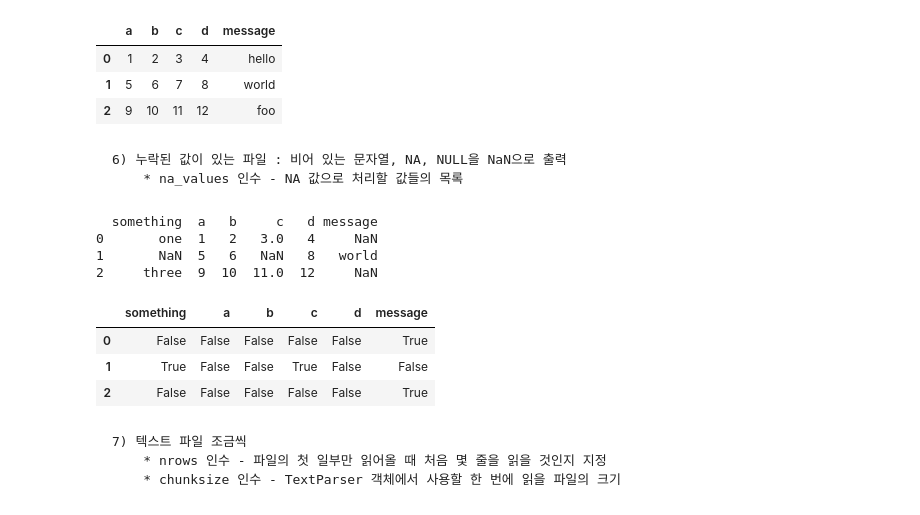
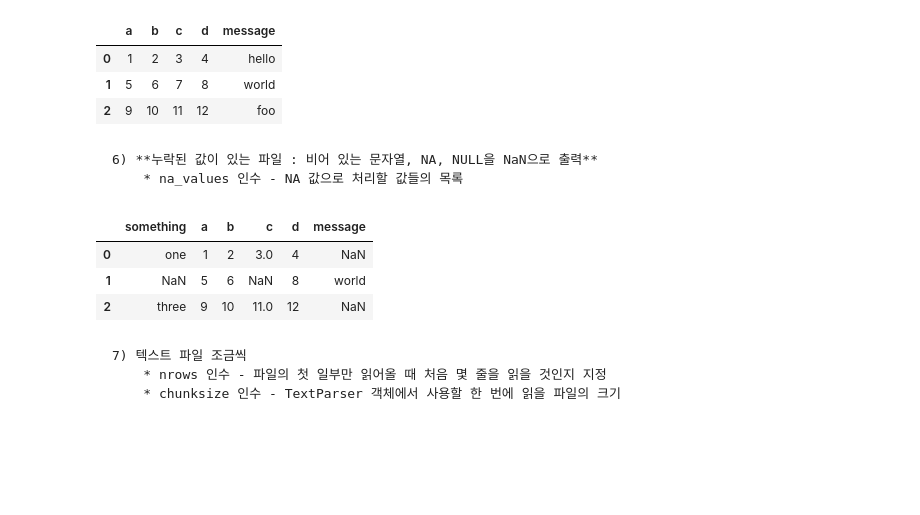
Before and after one commit to wpcks99/python_basic_3, a Jupyter notebook: ch06_updated_class.ipynb, the cells around one changed output. Saved outputs shown, nothing was run; the diff lists cells and outputs as text; code cells hidden in the pictures; blank space fills up the shorter version.

```diff
--- a/ch06_updated_class.ipynb
+++ b/ch06_updated_class.ipynb
@@ -3,11 +3,13 @@
 # %%
 import numpy as np
 import pandas as pd
+from pandas import DataFrame, Series
 np.random.seed(12345)
 import matplotlib.pyplot as plt
 plt.rc("figure", figsize=(10, 6))
 pd.options.display.max_colwidth = 75
 pd.options.display.max_columns = 20
+pd.options.display.max_rows = 10
 np.set_printoptions(precision=4, suppress=True)
 plt.rcParams["font.family"] = 'Malgun Gothic'
 # %% [markdown]
@@ -76,30 +79,27 @@ pd.read_csv("examples/ex4.csv", skiprows=[0, 2, 3])
 | 1 | 5 | 6 | 7 | 8 | world |
 | 2 | 9 | 10 | 11 | 12 | foo |
 # %% [markdown]
-    6) 누락된 값이 있는 파일 : 비어 있는 문자열, NA, NULL을 NaN으로 출력
+    6) **누락된 값이 있는 파일 : 비어 있는 문자열, NA, NULL을 NaN으로 출력**
         * na_values 인수 - NA 값으로 처리할 값들의 목록
 # %%
 # !cat examples/ex5.csv
 
 result = pd.read_csv("examples/ex5.csv")
 result
-# 1) 누락된 값을 확인 : isna(), isnull() : 결측치 True, isnot(), notNa(): 결측치가 아닌것 True
+
+# 1) 누락된 값을 확인 : isna(), isnull(): 결측치 True, isnot(), notNa(): 결측치가 아닌 것 True
 pd.isna(result)
 
-# # 2) na_values -> 컬럼별 문자열 집합을 받아서 누락된 값 처리
+2) na_values -> 컬럼별 문자열 집합을 받아서 누락된 값 처리
 sentinels = {"message": ["foo", "NA"], "something": ["two"]}
 result = pd.read_csv("examples/ex5.csv", na_values=sentinels)
-print(result)
+result
 result.isna()
 # %% [output]
-  something  a   b     c   d message
-0       one  1   2   3.0   4     NaN
-1       NaN  5   6   NaN   8   world
-2     three  9  10  11.0  12     NaN
 |  | something | a | b | c | d | message |
-| 0 | False | False | False | False | False | True |
-| 1 | True | False | False | True | False | False |
-| 2 | False | False | False | False | False | True |
+| 0 | one | 1 | 2 | 3.0 | 4 | NaN |
+| 1 | NaN | 5 | 6 | NaN | 8 | world |
+| 2 | three | 9 | 10 | 11.0 | 12 | NaN |
 # %% [markdown]
     7) 텍스트 파일 조금씩
         * nrows 인수 - 파일의 첫 일부만 읽어올 때 처음 몇 줄을 읽을 것인지 지정
```
Also changed, not shown: parts of 34 cells of this notebook, 8 other files.
